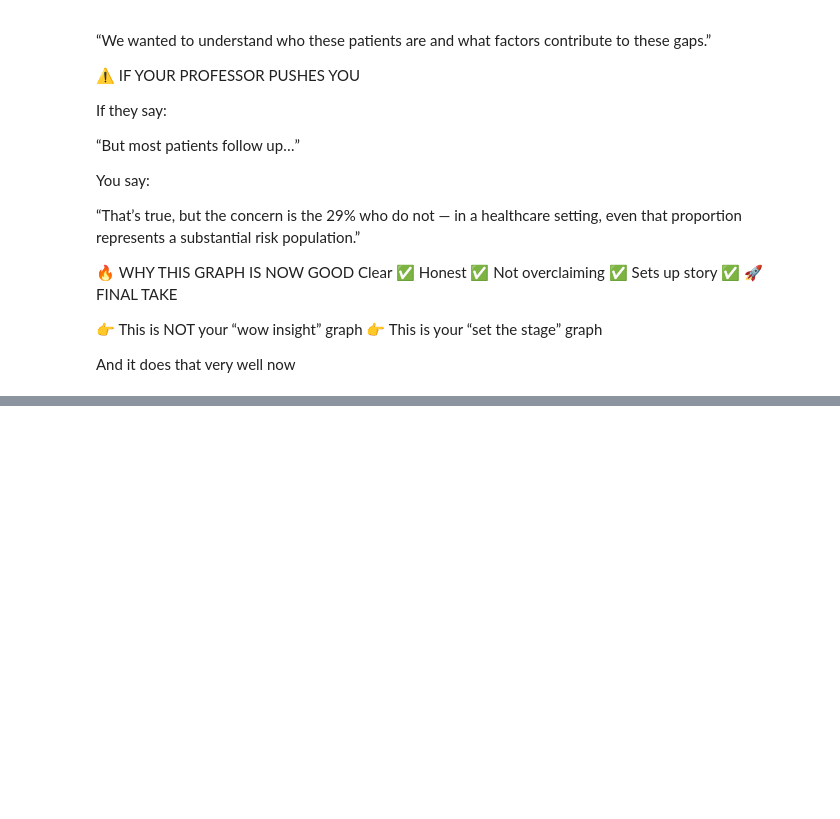
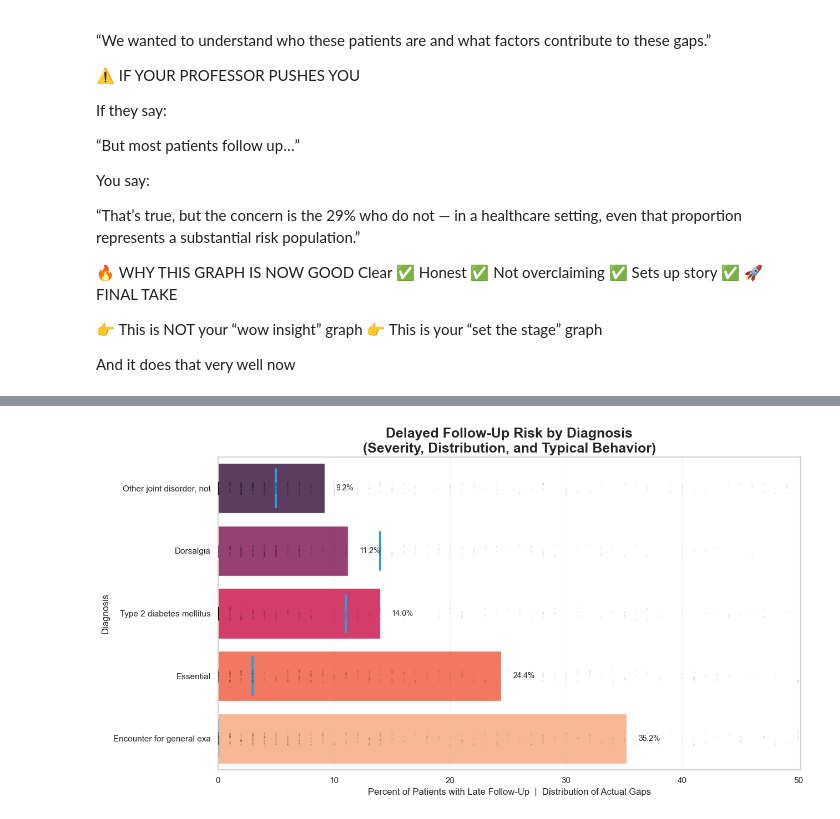
Before and after one commit to sampanackal45/DATAFEST26, a Jupyter notebook: datafestcode.ipynb, the cells around one changed output, grey strips where cells are left out. Drawn from its saved outputs; the diff is of its cells as text; code cells hidden in the pictures; blank space fills up the shorter version.

```diff
--- a/datafestcode.ipynb
+++ b/datafestcode.ipynb
@@ -2124,0 +2370,94 @@ And it does that very well now
+# %%
+import pandas as pd
+import numpy as np
+import matplotlib.pyplot as plt
+import seaborn as sns
+
+sns.set_theme(style="whitegrid")
+
+# -----------------------------
+# PREP
+# -----------------------------
+df["Date"] = pd.to_datetime(df["Date"], errors="coerce")
+df = df.sort_values(by=["PatientDurableKey", "Date"])
+
+df["TimeGap"] = df.groupby("PatientDurableKey")["Date"].diff().dt.days
+df = df[df["TimeGap"].notna()]
+
+top_diag = df["GroupName"].value_counts().head(5).index
+df_diag = df[df["GroupName"].isin(top_diag)].copy()
+
+df_diag["ShortName"] = df_diag["GroupName"].str.slice(0, 25)
+
+# -----------------------------
+# METRICS
+# -----------------------------
+df_diag["Late"] = df_diag["TimeGap"] > 30
+
+summary = df_diag.groupby("ShortName").agg(
+    LatePercent=("Late", "mean"),
+    MedianGap=("TimeGap", "median")
+).reset_index()
+
+summary["LatePercent"] *= 100
+summary = summary.sort_values(by="LatePercent", ascending=True)
+
+# -----------------------------
+# PLOT
+# -----------------------------
+plt.figure(figsize=(13,7))
+
+# 🔴 BAR (main metric)
+bars = plt.barh(
+    summary["ShortName"],
+    summary["LatePercent"],
+    color=sns.color_palette("rocket", len(summary)),
+    alpha=0.85
+)
+
+# 🔵 MEDIAN LINE
+for i, row in summary.iterrows():
+    plt.plot(
+        [row["MedianGap"], row["MedianGap"]],
+        [i - 0.3, i + 0.3],
+        color="#3498DB",
+        linewidth=3
+    )
+
+# ⚫ SCATTER (real patient behavior)
+sample = df_diag.sample(2500)
+
+sns.stripplot(
+    data=sample,
+    x="TimeGap",
+    y="ShortName",
+    color="black",
+    alpha=0.08,
+    size=2,
+    orient="h"
+)
+
+# -----------------------------
+# LABELS
+# -----------------------------
+for i, v in enumerate(summary["LatePercent"]):
+    plt.text(v + 1, i, f"{v:.1f}%", va='center', fontsize=10)
+
+# -----------------------------
+# STYLE
+# -----------------------------
+plt.title("Delayed Follow-Up Risk by Diagnosis\n(Severity, Distribution, and Typical Behavior)",
+          fontsize=18, weight="bold")
+
+plt.xlabel("Percent of Patients with Late Follow-Up  |  Distribution of Actual Gaps")
+plt.ylabel("Diagnosis")
+
+plt.xlim(0, max(summary["LatePercent"]) + 15)
+
+plt.grid(axis='x', linestyle='--', alpha=0.3)
+plt.grid(axis='y', visible=False)
+
+plt.tight_layout()
+plt.show()
+# %% [output]
+[figure, added]
```
Also changed, not shown: parts of 7 cells of this notebook.
